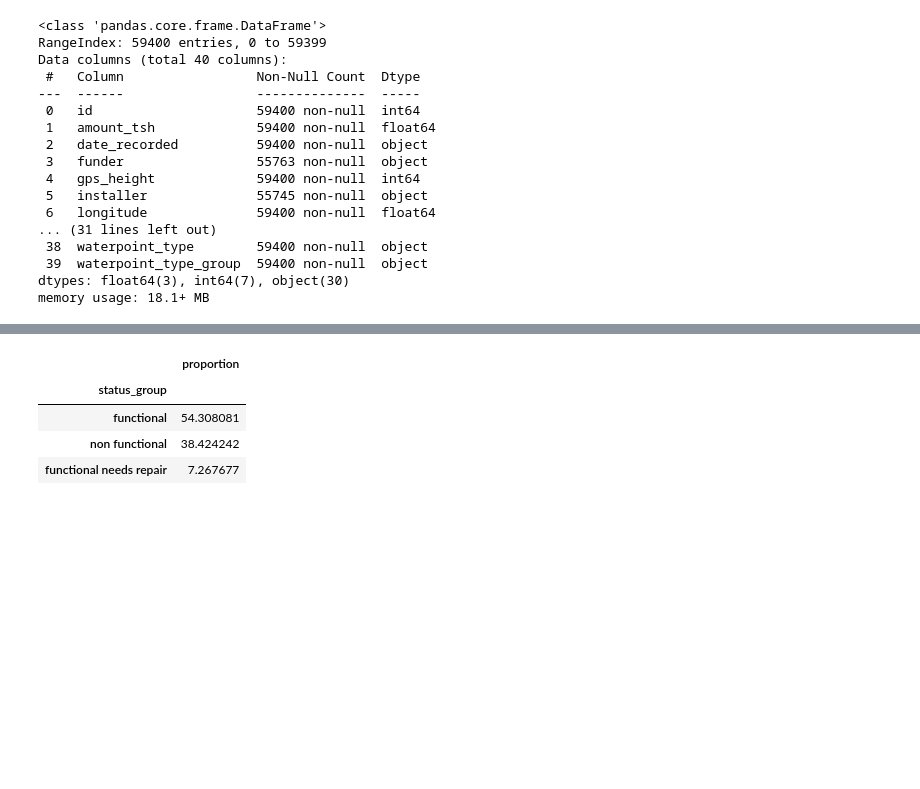
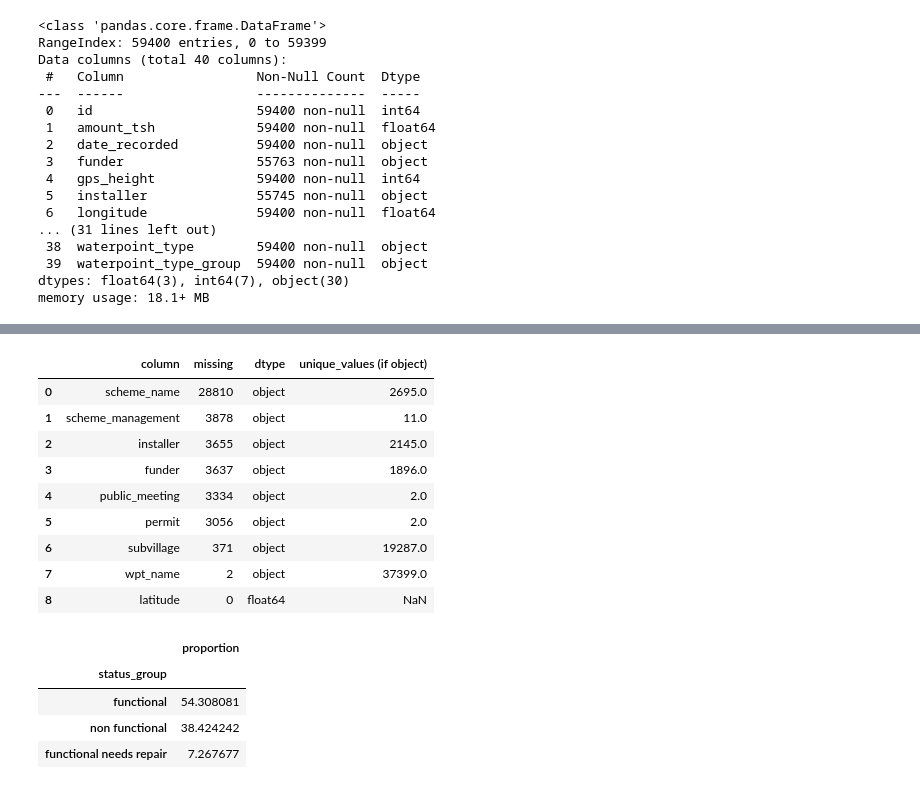
Before and after one commit to OrionXV/AI7101-Project, a Jupyter notebook: AI7101GroupProject.ipynb, the cells around one changed output, grey strips where cells are left out. Drawn from its saved outputs; the diff is of its cells as text; code cells hidden in the pictures; blank space fills up the shorter version.

Commit message:
No one else is committing :(

```diff
--- a/AI7101GroupProject.ipynb
+++ b/AI7101GroupProject.ipynb
@@ -64,7 +64,17 @@ Data columns (total 40 columns):
 dtypes: float64(3), int64(7), object(30)
 memory usage: 18.1+ MB
 # %%
-for col in train.columns:
-    if train[col].dtype == 'object':
-        print( f'{col} :', len(train[col].unique()))
+# for col in train.columns:
+#     if train[col].dtype == 'object':
+#         print( f'{col} :', len(train[col].unique()))
+
+unique_counts = {
+    col: train[col].nunique()
+    for col in train.columns
+    if train[col].dtype == 'object'}
+
+unique_counts_df = (pd.DataFrame.from_dict(unique_counts, orient='index', columns=['n_unique'])
+                      .sort_values(by='n_unique', ascending=False))
+
+unique_counts_df
 # %% [output]
@@ -108,0 +98,3 @@ dtype: int64
+# %%
+top_missing = train.isnull().sum().sort_values(ascending=False).head(9)
+top_missing
@@ -109,3 +113,30 @@ dtype: int64
+# %%
+summary = []
+for col, missing_count in top_missing.items():
+    dtype = train[col].dtype
+    if dtype == 'object':
+        unique_vals = train[col].nunique()
+    else:
+        unique_vals = None
+    summary.append({
+        'column': col,
+        'missing': missing_count,
+        'dtype': dtype,
+        'unique_values (if object)': unique_vals
+    })
+
+pd.DataFrame(summary)
+# %% [output]
+|  | column | missing | dtype | unique_values (if object) |
+| 0 | scheme_name | 28810 | object | 2695.0 |
+| 1 | scheme_management | 3878 | object | 11.0 |
+| 2 | installer | 3655 | object | 2145.0 |
+| 3 | funder | 3637 | object | 1896.0 |
+| 4 | public_meeting | 3334 | object | 2.0 |
+| 5 | permit | 3056 | object | 2.0 |
+| 6 | subvillage | 371 | object | 19287.0 |
+| 7 | wpt_name | 2 | object | 37399.0 |
+| 8 | latitude | 0 | float64 | NaN |
 # %%
 train_targets['status_group'].value_counts(normalize=True) * 100
 # %% [output]
```
Also changed, not shown: parts of 3 cells of this notebook.
